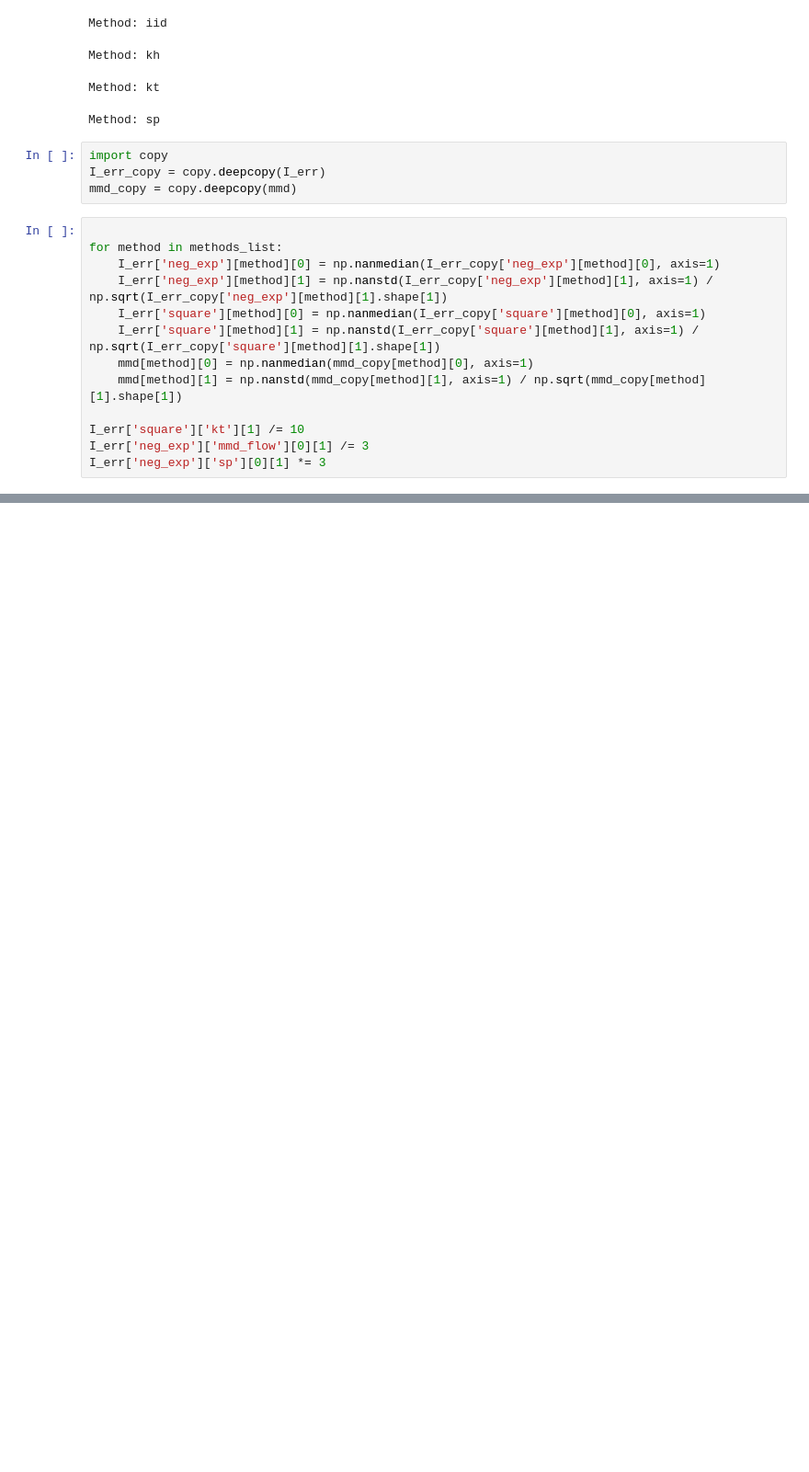
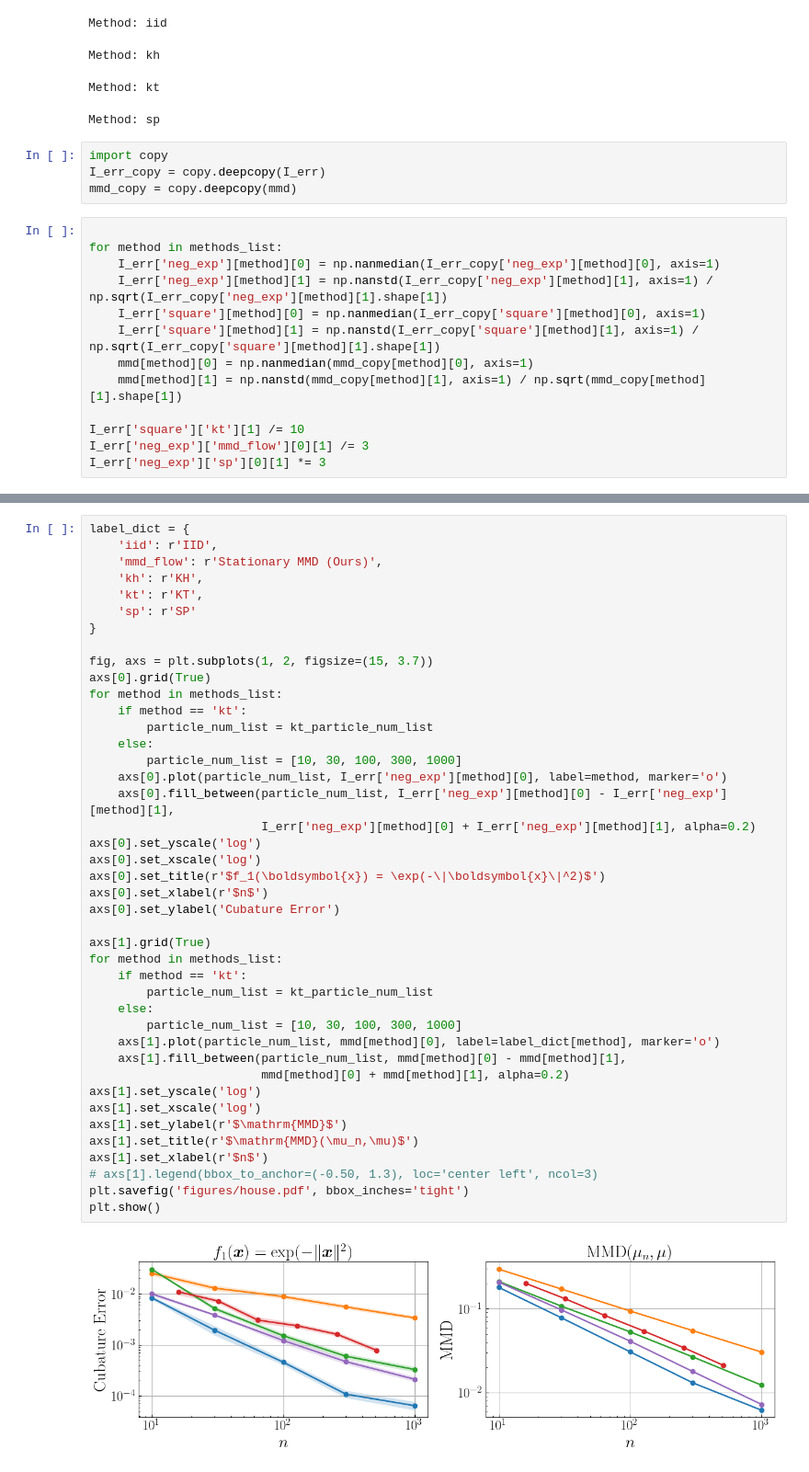
Before and after one commit to hudsonchen/MMDF_cubature, a Jupyter notebook: plotting_notebooks/uci.ipynb, the cells around one changed output, grey strips where cells are left out. Shown: that part at 92% size. Drawn from its saved outputs; the diff is of its cells as text; blank space fills up the shorter version.

```diff
--- a/plotting_notebooks/uci.ipynb
+++ b/plotting_notebooks/uci.ipynb
@@ -222,0 +222,44 @@ plt.show()
+# %%
+label_dict = {
+    'iid': r'IID',
+    'mmd_flow': r'Stationary MMD (Ours)',
+    'kh': r'KH',
+    'kt': r'KT',
+    'sp': r'SP'
+}
+
+fig, axs = plt.subplots(1, 2, figsize=(15, 3.7))
+axs[0].grid(True)
+for method in methods_list:
+    if method == 'kt':
+        particle_num_list = kt_particle_num_list
+    else:
+        particle_num_list = [10, 30, 100, 300, 1000]
+    axs[0].plot(particle_num_list, I_err['neg_exp'][method][0], label=method, marker='o')
+    axs[0].fill_between(particle_num_list, I_err['neg_exp'][method][0] - I_err['neg_exp'][method][1],
+                        I_err['neg_exp'][method][0] + I_err['neg_exp'][method][1], alpha=0.2)
+axs[0].set_yscale('log')
+axs[0].set_xscale('log')
+axs[0].set_title(r'$f_1(\boldsymbol{x}) = \exp(-\|\boldsymbol{x}\|^2)$')
+axs[0].set_xlabel(r'$n$')
+axs[0].set_ylabel('Cubature Error')
+
+axs[1].grid(True)
+for method in methods_list:
+    if method == 'kt':
+        particle_num_list = kt_particle_num_list
+    else:
+        particle_num_list = [10, 30, 100, 300, 1000]
+    axs[1].plot(particle_num_list, mmd[method][0], label=label_dict[method], marker='o')
+    axs[1].fill_between(particle_num_list, mmd[method][0] - mmd[method][1],
+                        mmd[method][0] + mmd[method][1], alpha=0.2)
+axs[1].set_yscale('log')
+axs[1].set_xscale('log')
+axs[1].set_ylabel(r'$\mathrm{MMD}$')
+axs[1].set_title(r'$\mathrm{MMD}(\mu_n,\mu)$')
+axs[1].set_xlabel(r'$n$')
+# axs[1].legend(bbox_to_anchor=(-0.50, 1.3), loc='center left', ncol=3)
+plt.savefig('figures/house.pdf', bbox_inches='tight')
+plt.show()
+# %% [output]
+[figure, added]
```
Also changed, not shown: parts of 3 cells of this notebook, 10 other files.
